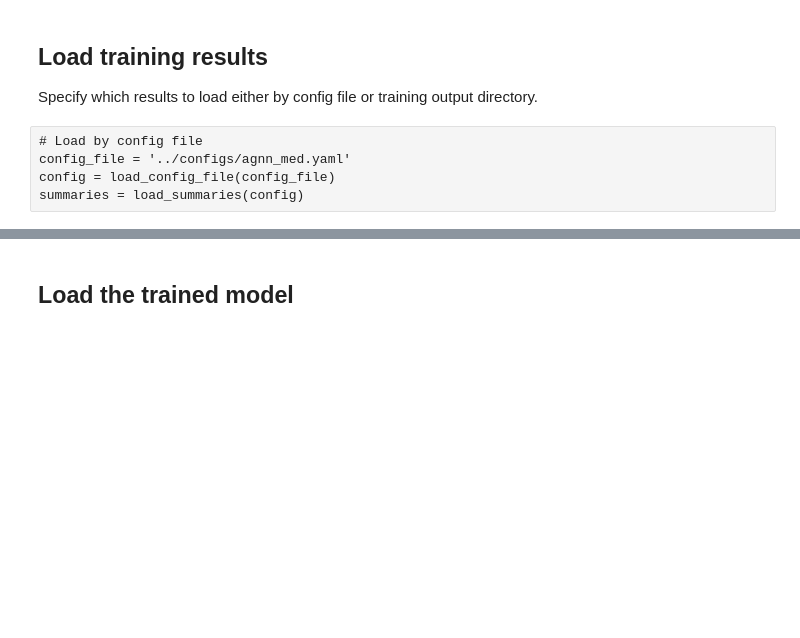
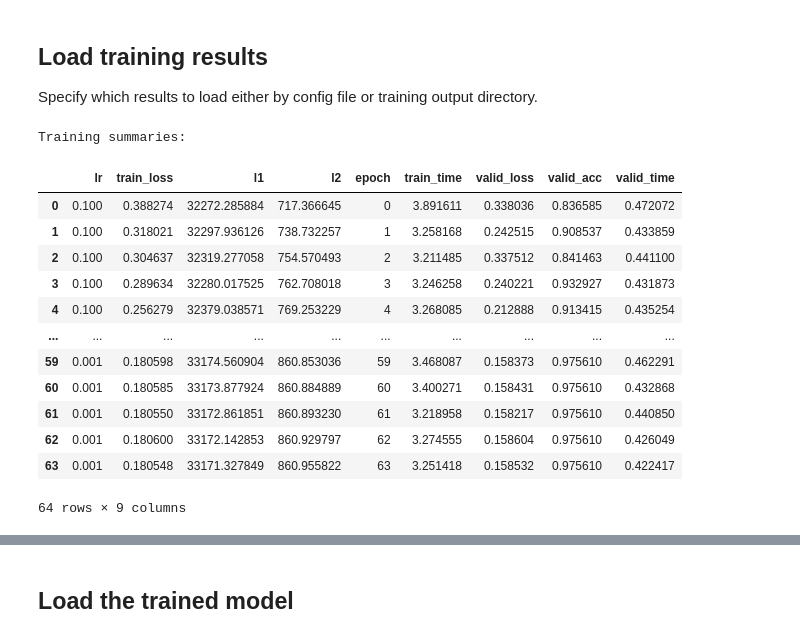
Before and after one commit to murnanedaniel/eta-tracker, a Jupyter notebook: notebooks/EvalAGNN.ipynb, the cells around one changed output, grey strips where cells are left out. Saved outputs shown, nothing was run; the diff lists cells and outputs as text; code cells hidden in the pictures; blank space fills up the shorter version.

Commit message:
Add track counting trainer

```diff
--- a/notebooks/EvalAGNN.ipynb
+++ b/notebooks/EvalAGNN.ipynb
@@ -31,10 +31,27 @@ from nb_utils import (load_config_file, load_config_dir, load_summaries,
 ## Load training results
 
 Specify which results to load either by config file or training output directory.
-# %% [raw]
-# Load by config file
-config_file = '../configs/agnn_med.yaml'
-config = load_config_file(config_file)
-summaries = load_summaries(config)
+# %%
+# Load by config file
+config_file = '../configs/count_small.yaml'
+config = load_config_file(config_file)
+summaries = load_summaries(config)
+print('\nTraining summaries:')
+summaries
+# %% [output]
+Training summaries:
+|  | lr | train_loss | l1 | l2 | epoch | train_time | valid_loss | valid_acc | valid_time |
+| 0 | 0.100 | 0.388274 | 32272.285884 | 717.366645 | 0 | 3.891611 | 0.338036 | 0.836585 | 0.472072 |
+| 1 | 0.100 | 0.318021 | 32297.936126 | 738.732257 | 1 | 3.258168 | 0.242515 | 0.908537 | 0.433859 |
+| 2 | 0.100 | 0.304637 | 32319.277058 | 754.570493 | 2 | 3.211485 | 0.337512 | 0.841463 | 0.441100 |
+| 3 | 0.100 | 0.289634 | 32280.017525 | 762.708018 | 3 | 3.246258 | 0.240221 | 0.932927 | 0.431873 |
+| 4 | 0.100 | 0.256279 | 32379.038571 | 769.253229 | 4 | 3.268085 | 0.212888 | 0.913415 | 0.435254 |
+| ... | ... | ... | ... | ... | ... | ... | ... | ... | ... |
+| 59 | 0.001 | 0.180598 | 33174.560904 | 860.853036 | 59 | 3.468087 | 0.158373 | 0.975610 | 0.462291 |
+| 60 | 0.001 | 0.180585 | 33173.877924 | 860.884889 | 60 | 3.400271 | 0.158431 | 0.975610 | 0.432868 |
+| 61 | 0.001 | 0.180550 | 33172.861851 | 860.893230 | 61 | 3.218958 | 0.158217 | 0.975610 | 0.440850 |
+| 62 | 0.001 | 0.180600 | 33172.142853 | 860.929797 | 62 | 3.274555 | 0.158604 | 0.975610 | 0.426049 |
+| 63 | 0.001 | 0.180548 | 33171.327849 | 860.955822 | 63 | 3.251418 | 0.158532 | 0.975610 | 0.422417 |
+64 rows × 9 columns
 # %%
 # Load by directory (preferred)
```
Also changed, not shown: parts of 16 cells of this notebook, 45 other files.
